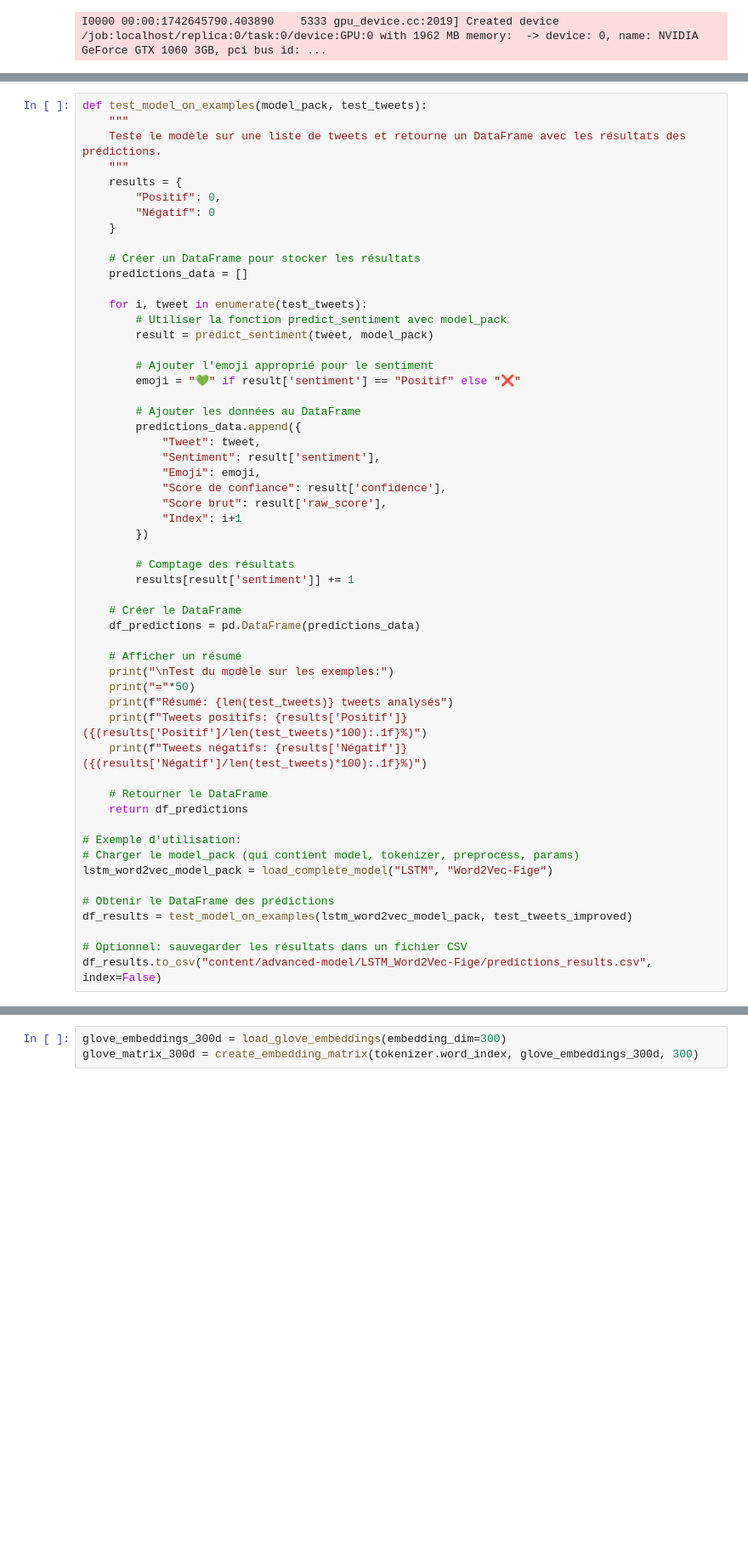
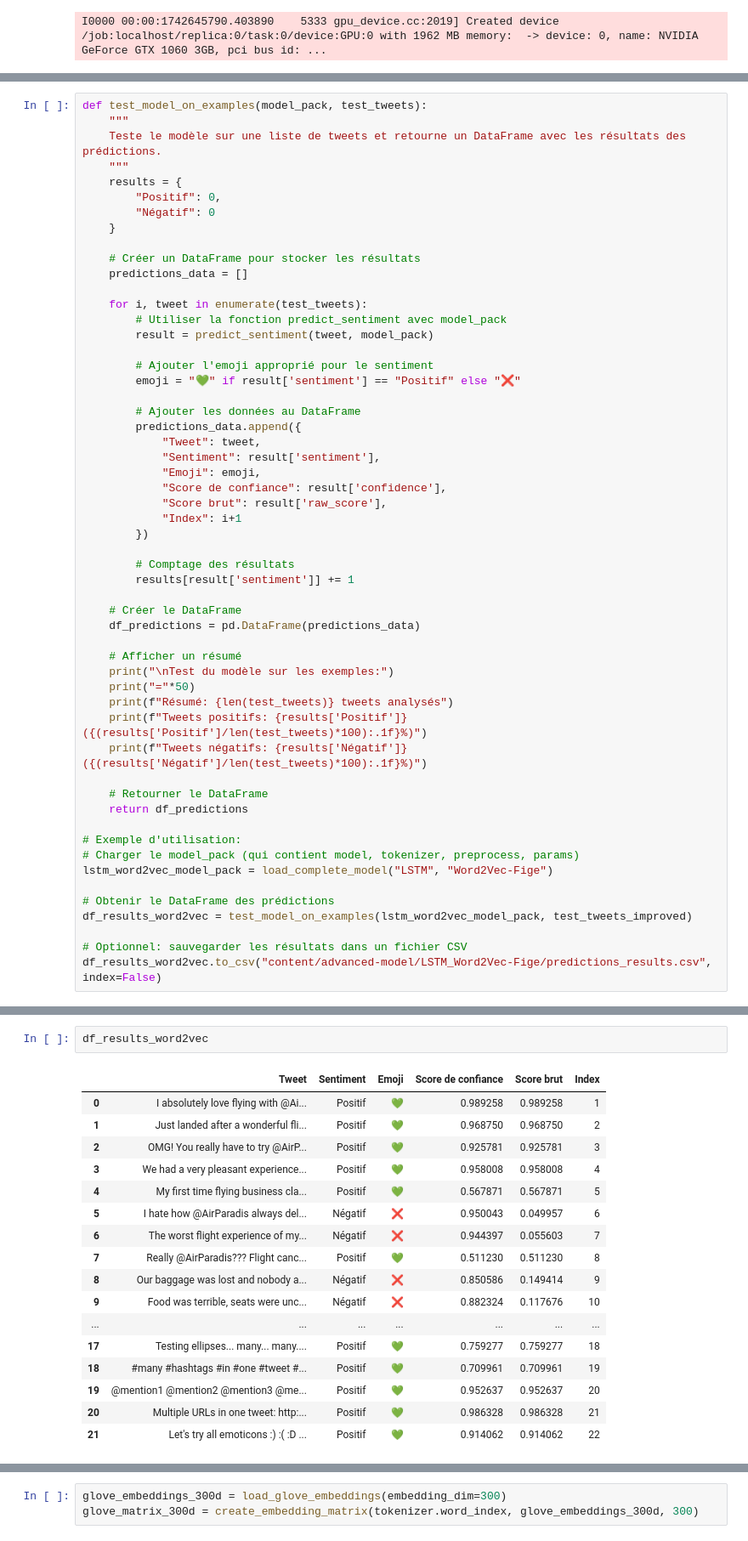
Before and after one commit to DavidScanu/oc-ai-engineer-p07-analyse-sentiments-deep-learning, a Jupyter notebook: scanu-david-03-notebook-modele-avance-20250306.ipynb, the cells around one changed output, grey strips where cells are left out. Shown at 85% size. Drawn from its saved outputs; the diff is of its cells as text; blank space fills up the shorter version.

```diff
--- a/scanu-david-03-notebook-modele-avance-20250306.ipynb
+++ b/scanu-david-03-notebook-modele-avance-20250306.ipynb
@@ -1536,8 +1388,8 @@ def test_model_on_examples(model_pack, test_tweets):
 lstm_word2vec_model_pack = load_complete_model("LSTM", "Word2Vec-Fige")
 
 # Obtenir le DataFrame des prédictions
-df_results = test_model_on_examples(lstm_word2vec_model_pack, test_tweets_improved)
+df_results_word2vec = test_model_on_examples(lstm_word2vec_model_pack, test_tweets_improved)
 
 # Optionnel: sauvegarder les résultats dans un fichier CSV
-df_results.to_csv("content/advanced-model/LSTM_Word2Vec-Fige/predictions_results.csv", index=False)
+df_results_word2vec.to_csv("content/advanced-model/LSTM_Word2Vec-Fige/predictions_results.csv", index=False)
 # %% [output]
@@ -1581 +1413,21 @@ df_results
+# %%
+df_results_word2vec
+# %% [output]
+|  | Tweet | Sentiment | Emoji | Score de confiance | Score brut | Index |
+| 0 | I absolutely love flying with @Ai... | Positif | 💚 | 0.989258 | 0.989258 | 1 |
+| 1 | Just landed after a wonderful fli... | Positif | 💚 | 0.968750 | 0.968750 | 2 |
+| 2 | OMG! You really have to try @AirP... | Positif | 💚 | 0.925781 | 0.925781 | 3 |
+| 3 | We had a very pleasant experience... | Positif | 💚 | 0.958008 | 0.958008 | 4 |
+| 4 | My first time flying business cla... | Positif | 💚 | 0.567871 | 0.567871 | 5 |
+| 5 | I hate how @AirParadis always del... | Négatif | ❌ | 0.950043 | 0.049957 | 6 |
+| 6 | The worst flight experience of my... | Négatif | ❌ | 0.944397 | 0.055603 | 7 |
+| 7 | Really @AirParadis??? Flight canc... | Positif | 💚 | 0.511230 | 0.511230 | 8 |
+| 8 | Our baggage was lost and nobody a... | Négatif | ❌ | 0.850586 | 0.149414 | 9 |
+| 9 | Food was terrible, seats were unc... | Négatif | ❌ | 0.882324 | 0.117676 | 10 |
+| ... | ... | ... | ... | ... | ... | ... |
+| 17 | Testing ellipses... many... many.... | Positif | 💚 | 0.759277 | 0.759277 | 18 |
+| 18 | #many #hashtags #in #one #tweet #... | Positif | 💚 | 0.709961 | 0.709961 | 19 |
+| 19 | @mention1 @mention2 @mention3 @me... | Positif | 💚 | 0.952637 | 0.952637 | 20 |
+| 20 | Multiple URLs in one tweet: http:... | Positif | 💚 | 0.986328 | 0.986328 | 21 |
+| 21 | Let's try all emoticons :) :( :D ... | Positif | 💚 | 0.914062 | 0.914062 | 22 |
 # %% [markdown]
```
Also changed, not shown: parts of 31 cells of this notebook.
